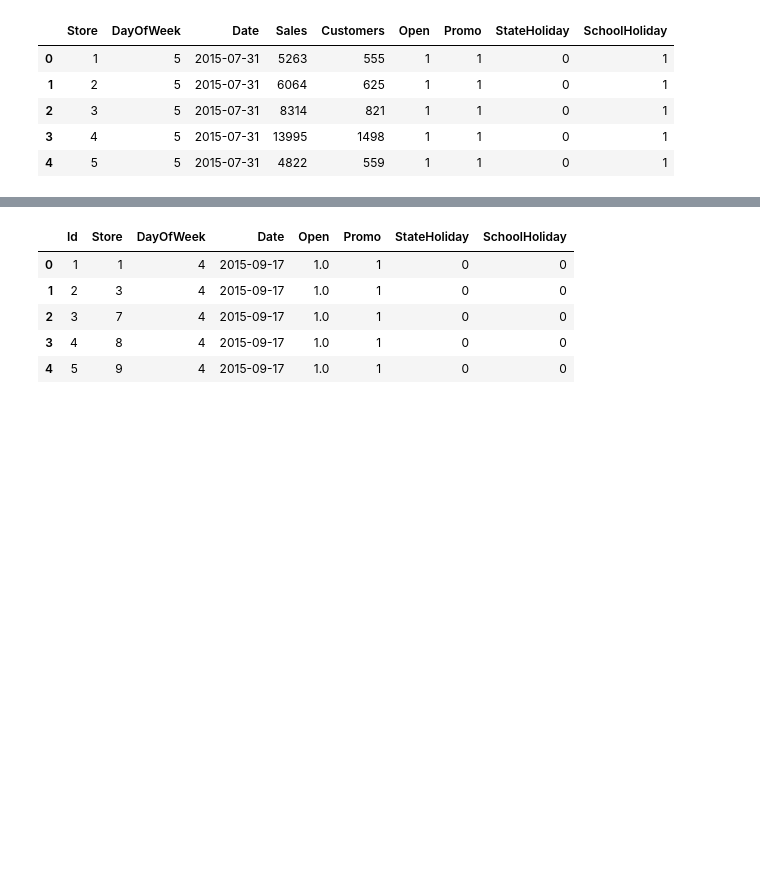
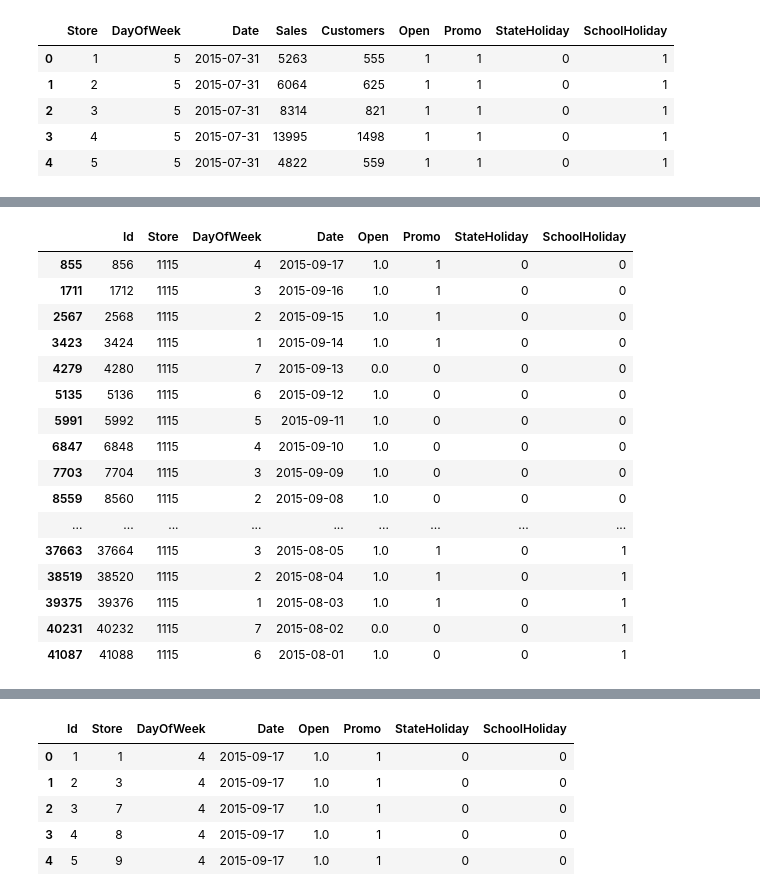
Before and after one commit to thushear/MLInAction, a Jupyter notebook: kaggle/rossmann_case1.ipynb, the cells around one changed output, grey strips where cells are left out. Cells and saved outputs as stored; diff of their text form; code cells hidden in the pictures; blank space fills up the shorter version.

```diff
--- a/kaggle/rossmann_case1.ipynb
+++ b/kaggle/rossmann_case1.ipynb
@@ -35,3 +56,23 @@ rossmann_df.head()
+# %%
+test_df[test_df['Store']==1115]
+# %% [output]
+|  | Id | Store | DayOfWeek | Date | Open | Promo | StateHoliday | SchoolHoliday |
+| 855 | 856 | 1115 | 4 | 2015-09-17 | 1.0 | 1 | 0 | 0 |
+| 1711 | 1712 | 1115 | 3 | 2015-09-16 | 1.0 | 1 | 0 | 0 |
+| 2567 | 2568 | 1115 | 2 | 2015-09-15 | 1.0 | 1 | 0 | 0 |
+| 3423 | 3424 | 1115 | 1 | 2015-09-14 | 1.0 | 1 | 0 | 0 |
+| 4279 | 4280 | 1115 | 7 | 2015-09-13 | 0.0 | 0 | 0 | 0 |
+| 5135 | 5136 | 1115 | 6 | 2015-09-12 | 1.0 | 0 | 0 | 0 |
+| 5991 | 5992 | 1115 | 5 | 2015-09-11 | 1.0 | 0 | 0 | 0 |
+| 6847 | 6848 | 1115 | 4 | 2015-09-10 | 1.0 | 0 | 0 | 0 |
+| 7703 | 7704 | 1115 | 3 | 2015-09-09 | 1.0 | 0 | 0 | 0 |
+| 8559 | 8560 | 1115 | 2 | 2015-09-08 | 1.0 | 0 | 0 | 0 |
+| ... | ... | ... | ... | ... | ... | ... | ... | ... |
+| 37663 | 37664 | 1115 | 3 | 2015-08-05 | 1.0 | 1 | 0 | 1 |
+| 38519 | 38520 | 1115 | 2 | 2015-08-04 | 1.0 | 1 | 0 | 1 |
+| 39375 | 39376 | 1115 | 1 | 2015-08-03 | 1.0 | 1 | 0 | 1 |
+| 40231 | 40232 | 1115 | 7 | 2015-08-02 | 0.0 | 0 | 0 | 1 |
+| 41087 | 41088 | 1115 | 6 | 2015-08-01 | 1.0 | 0 | 0 | 1 |
 # %%
 store_df.head()
 # %% [output]
```
Also changed, not shown: parts of 23 cells of this notebook, 11 other files.
